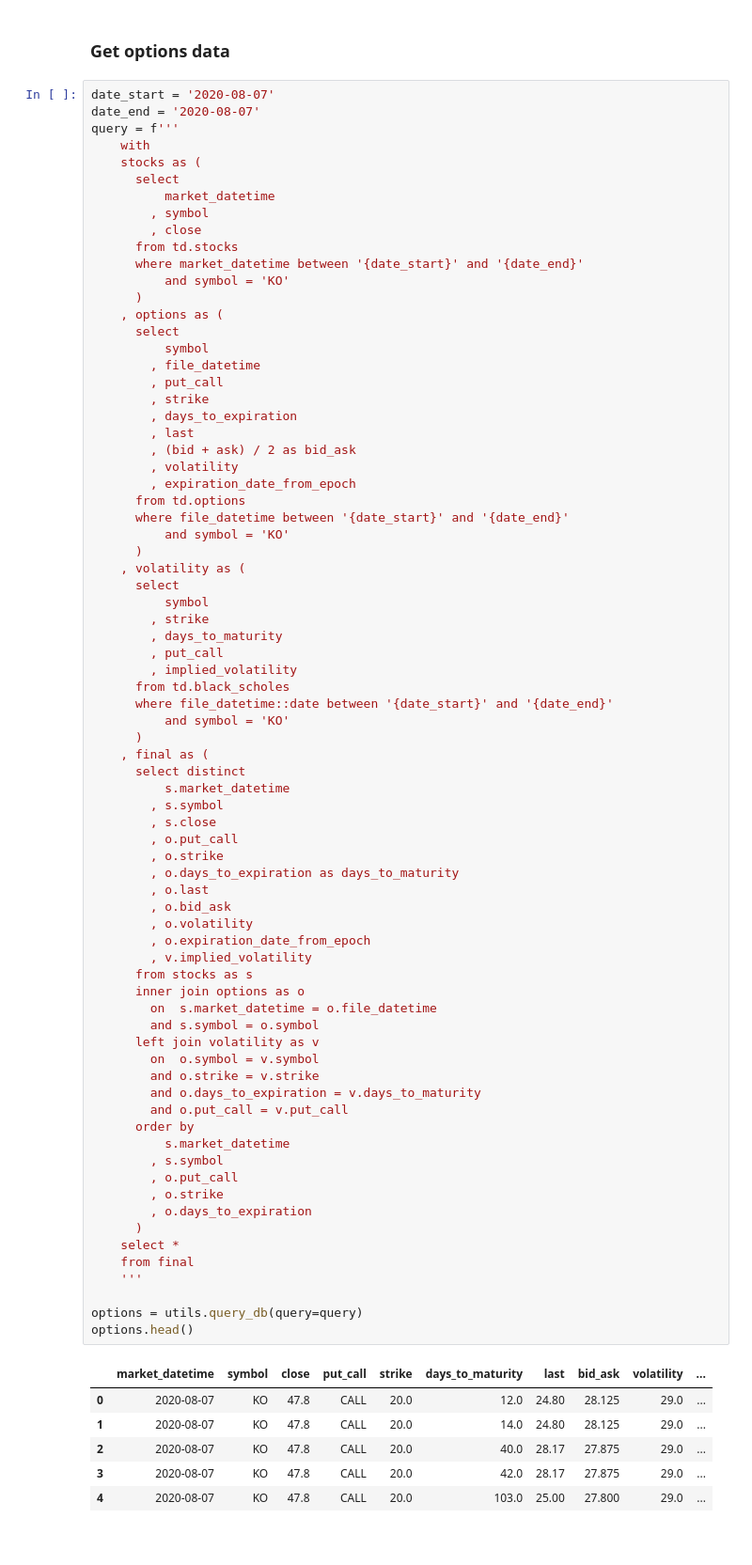
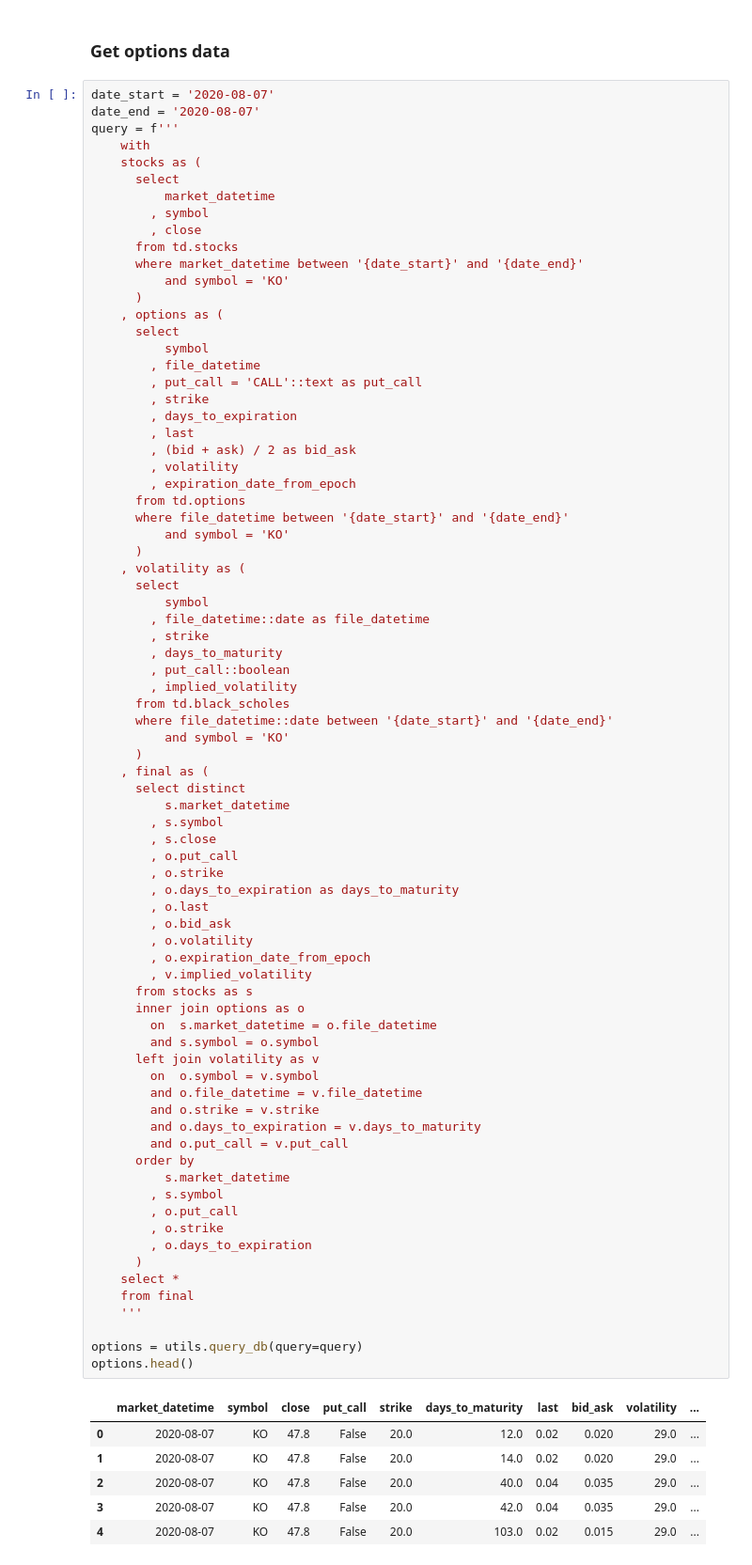
Before and after one commit to rbetzler/fun-times-in-python, a Jupyter notebook: finance/science/exploration/20200722_lstm.ipynb, the cells around one changed output. Shown at 94% size. Drawn from its saved outputs; the diff is of its cells as text.

```diff
--- a/finance/science/exploration/20200722_lstm.ipynb
+++ b/finance/science/exploration/20200722_lstm.ipynb
@@ -246,7 +247,7 @@ query = f'''
       select
           symbol
         , file_datetime
-        , put_call
+        , put_call = 'CALL'::text as put_call
         , strike
         , days_to_expiration
         , last
@@ -260,9 +261,10 @@ query = f'''
     , volatility as (
       select
           symbol
+        , file_datetime::date as file_datetime
         , strike
         , days_to_maturity
-        , put_call
+        , put_call::boolean
         , implied_volatility
       from td.black_scholes
       where file_datetime::date between '{date_start}' and '{date_end}'
@@ -278,35 +280,36 @@ query = f'''
         , o.days_to_expiration as days_to_maturity
         , o.last
         , o.bid_ask
         , o.volatility
         , o.expiration_date_from_epoch
         , v.implied_volatility
       from stocks as s
       inner join options as o
         on  s.market_datetime = o.file_datetime
         and s.symbol = o.symbol
       left join volatility as v
         on  o.symbol = v.symbol
+        and o.file_datetime = v.file_datetime
         and o.strike = v.strike
         and o.days_to_expiration = v.days_to_maturity
         and o.put_call = v.put_call
       order by
           s.market_datetime
         , s.symbol
         , o.put_call
         , o.strike
         , o.days_to_expiration
       )
     select *
     from final
     '''
 
 options = utils.query_db(query=query)
 options.head()
 # %% [output]
 |  | market_datetime | symbol | close | put_call | strike | days_to_maturity | last | bid_ask | volatility | ... |
-| 0 | 2020-08-07 | KO | 47.8 | CALL | 20.0 | 12.0 | 24.80 | 28.125 | 29.0 | ... |
-| 1 | 2020-08-07 | KO | 47.8 | CALL | 20.0 | 14.0 | 24.80 | 28.125 | 29.0 | ... |
-| 2 | 2020-08-07 | KO | 47.8 | CALL | 20.0 | 40.0 | 28.17 | 27.875 | 29.0 | ... |
-| 3 | 2020-08-07 | KO | 47.8 | CALL | 20.0 | 42.0 | 28.17 | 27.875 | 29.0 | ... |
-| 4 | 2020-08-07 | KO | 47.8 | CALL | 20.0 | 103.0 | 25.00 | 27.800 | 29.0 | ... |
+| 0 | 2020-08-07 | KO | 47.8 | False | 20.0 | 12.0 | 0.02 | 0.020 | 29.0 | ... |
+| 1 | 2020-08-07 | KO | 47.8 | False | 20.0 | 14.0 | 0.02 | 0.020 | 29.0 | ... |
+| 2 | 2020-08-07 | KO | 47.8 | False | 20.0 | 40.0 | 0.04 | 0.035 | 29.0 | ... |
+| 3 | 2020-08-07 | KO | 47.8 | False | 20.0 | 42.0 | 0.04 | 0.035 | 29.0 | ... |
+| 4 | 2020-08-07 | KO | 47.8 | False | 20.0 | 103.0 | 0.02 | 0.015 | 29.0 | ... |
```
Also changed, not shown: parts of 4 cells of this notebook.
